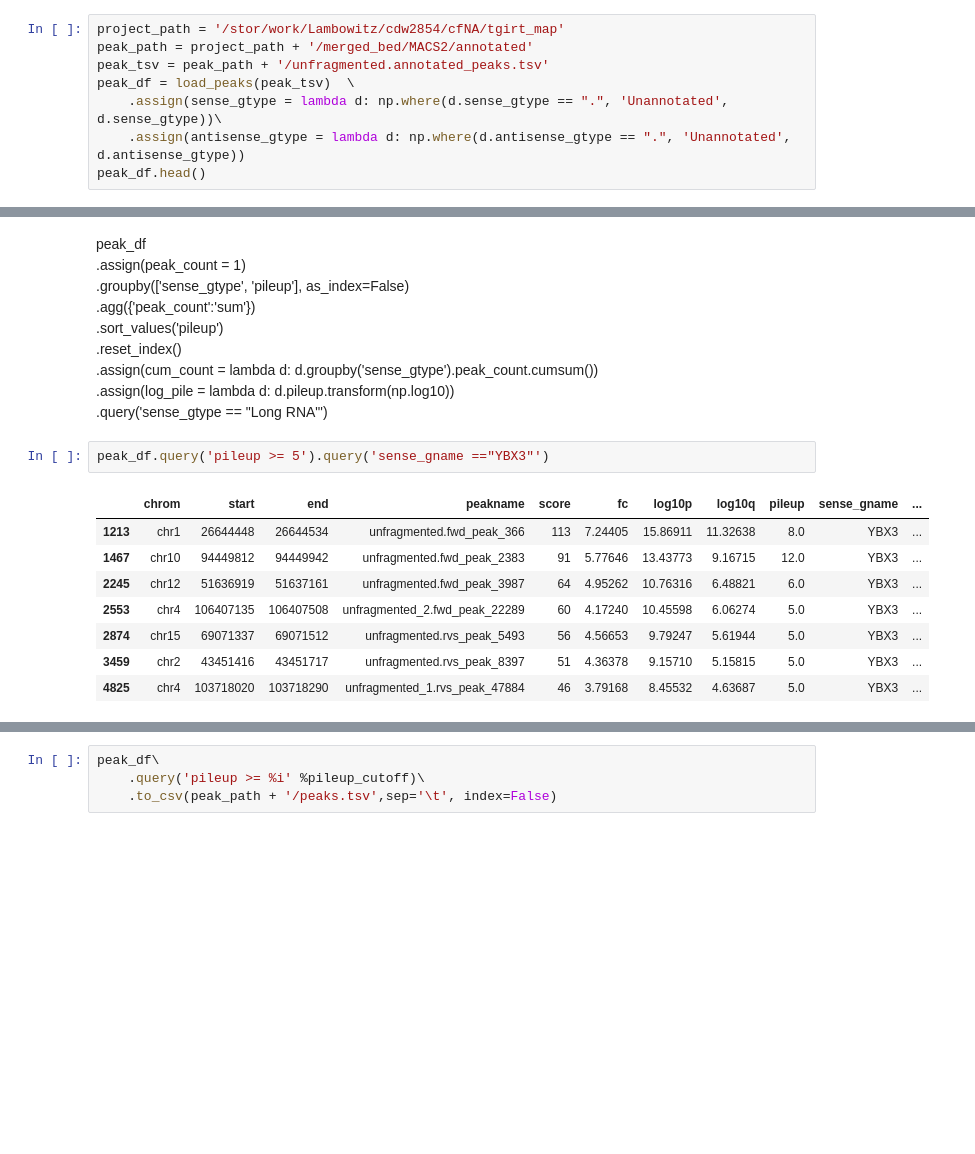
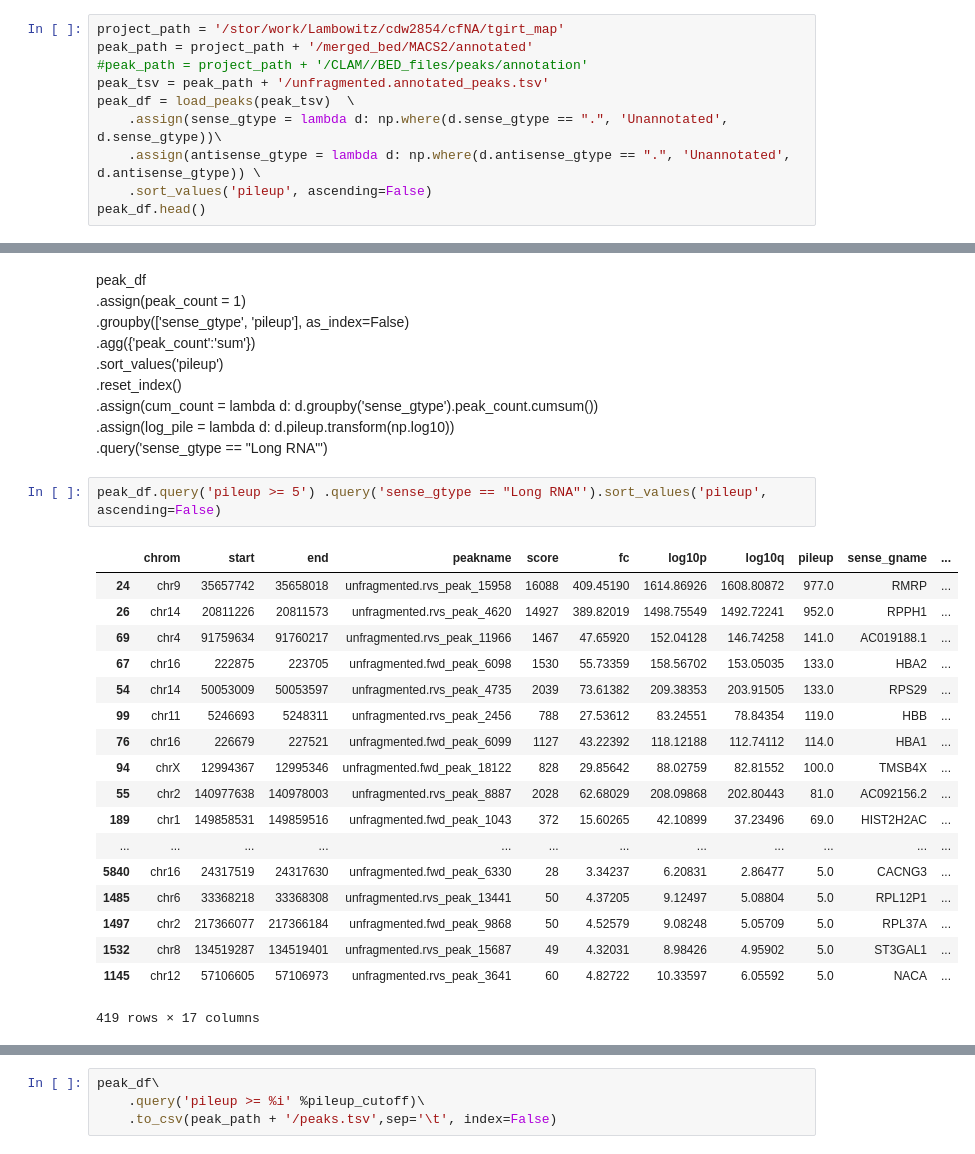
Before and after one commit to wckdouglas/cfNA, a Jupyter notebook: plots/peak_analysis.ipynb, the cells around one changed output, grey strips where cells are left out. Cells and saved outputs as stored; diff of their text form; blank space fills up the shorter version.

```diff
--- a/plots/peak_analysis.ipynb
+++ b/plots/peak_analysis.ipynb
@@ -38,10 +38,12 @@ The autoreload extension is already loaded. To reload it, use:
 # %%
 project_path = '/stor/work/Lambowitz/cdw2854/cfNA/tgirt_map'
 peak_path = project_path + '/merged_bed/MACS2/annotated'
+#peak_path = project_path + '/CLAM//BED_files/peaks/annotation'
 peak_tsv = peak_path + '/unfragmented.annotated_peaks.tsv'
 peak_df = load_peaks(peak_tsv)  \
     .assign(sense_gtype = lambda d: np.where(d.sense_gtype == ".", 'Unannotated', d.sense_gtype))\
-    .assign(antisense_gtype = lambda d: np.where(d.antisense_gtype == ".", 'Unannotated', d.antisense_gtype))
+    .assign(antisense_gtype = lambda d: np.where(d.antisense_gtype == ".", 'Unannotated', d.antisense_gtype)) \
+    .sort_values('pileup', ascending=False)
 peak_df.head()
 # %% [output]
 |  | chrom | start | end | peakname | score | fc | log10p | log10q | pileup | sense_gname | ... |
@@ -68,16 +91,26 @@ peak_df\
         .assign(log_pile = lambda d: d.pileup.transform(np.log10))\
         .query('sense_gtype == "Long RNA"')
 # %%
-peak_df.query('pileup >= 5').query('sense_gname =="YBX3"')
+peak_df.query('pileup >= 5') .query('sense_gtype == "Long RNA"').sort_values('pileup', ascending=False)
 # %% [output]
 |  | chrom | start | end | peakname | score | fc | log10p | log10q | pileup | sense_gname | ... |
-| 1213 | chr1 | 26644448 | 26644534 | unfragmented.fwd_peak_366 | 113 | 7.24405 | 15.86911 | 11.32638 | 8.0 | YBX3 | ... |
-| 1467 | chr10 | 94449812 | 94449942 | unfragmented.fwd_peak_2383 | 91 | 5.77646 | 13.43773 | 9.16715 | 12.0 | YBX3 | ... |
-| 2245 | chr12 | 51636919 | 51637161 | unfragmented.fwd_peak_3987 | 64 | 4.95262 | 10.76316 | 6.48821 | 6.0 | YBX3 | ... |
-| 2553 | chr4 | 106407135 | 106407508 | unfragmented_2.fwd_peak_22289 | 60 | 4.17240 | 10.45598 | 6.06274 | 5.0 | YBX3 | ... |
-| 2874 | chr15 | 69071337 | 69071512 | unfragmented.rvs_peak_5493 | 56 | 4.56653 | 9.79247 | 5.61944 | 5.0 | YBX3 | ... |
-| 3459 | chr2 | 43451416 | 43451717 | unfragmented.rvs_peak_8397 | 51 | 4.36378 | 9.15710 | 5.15815 | 5.0 | YBX3 | ... |
-| 4825 | chr4 | 103718020 | 103718290 | unfragmented_1.rvs_peak_47884 | 46 | 3.79168 | 8.45532 | 4.63687 | 5.0 | YBX3 | ... |
+| 24 | chr9 | 35657742 | 35658018 | unfragmented.rvs_peak_15958 | 16088 | 409.45190 | 1614.86926 | 1608.80872 | 977.0 | RMRP | ... |
+| 26 | chr14 | 20811226 | 20811573 | unfragmented.rvs_peak_4620 | 14927 | 389.82019 | 1498.75549 | 1492.72241 | 952.0 | RPPH1 | ... |
+| 69 | chr4 | 91759634 | 91760217 | unfragmented.rvs_peak_11966 | 1467 | 47.65920 | 152.04128 | 146.74258 | 141.0 | AC019188.1 | ... |
+| 67 | chr16 | 222875 | 223705 | unfragmented.fwd_peak_6098 | 1530 | 55.73359 | 158.56702 | 153.05035 | 133.0 | HBA2 | ... |
+| 54 | chr14 | 50053009 | 50053597 | unfragmented.rvs_peak_4735 | 2039 | 73.61382 | 209.38353 | 203.91505 | 133.0 | RPS29 | ... |
+| 99 | chr11 | 5246693 | 5248311 | unfragmented.rvs_peak_2456 | 788 | 27.53612 | 83.24551 | 78.84354 | 119.0 | HBB | ... |
+| 76 | chr16 | 226679 | 227521 | unfragmented.fwd_peak_6099 | 1127 | 43.22392 | 118.12188 | 112.74112 | 114.0 | HBA1 | ... |
+| 94 | chrX | 12994367 | 12995346 | unfragmented.fwd_peak_18122 | 828 | 29.85642 | 88.02759 | 82.81552 | 100.0 | TMSB4X | ... |
+| 55 | chr2 | 140977638 | 140978003 | unfragmented.rvs_peak_8887 | 2028 | 62.68029 | 208.09868 | 202.80443 | 81.0 | AC092156.2 | ... |
+| 189 | chr1 | 149858531 | 149859516 | unfragmented.fwd_peak_1043 | 372 | 15.60265 | 42.10899 | 37.23496 | 69.0 | HIST2H2AC | ... |
+| ... | ... | ... | ... | ... | ... | ... | ... | ... | ... | ... | ... |
+| 5840 | chr16 | 24317519 | 24317630 | unfragmented.fwd_peak_6330 | 28 | 3.34237 | 6.20831 | 2.86477 | 5.0 | CACNG3 | ... |
+| 1485 | chr6 | 33368218 | 33368308 | unfragmented.rvs_peak_13441 | 50 | 4.37205 | 9.12497 | 5.08804 | 5.0 | RPL12P1 | ... |
+| 1497 | chr2 | 217366077 | 217366184 | unfragmented.fwd_peak_9868 | 50 | 4.52579 | 9.08248 | 5.05709 | 5.0 | RPL37A | ... |
+| 1532 | chr8 | 134519287 | 134519401 | unfragmented.rvs_peak_15687 | 49 | 4.32031 | 8.98426 | 4.95902 | 5.0 | ST3GAL1 | ... |
+| 1145 | chr12 | 57106605 | 57106973 | unfragmented.rvs_peak_3641 | 60 | 4.82722 | 10.33597 | 6.05592 | 5.0 | NACA | ... |
+419 rows × 17 columns
 # %%
 peak_df.sense_gtype.unique()
 # %% [output]
```
Also changed, not shown: parts of 9 cells of this notebook, 16 other files.
